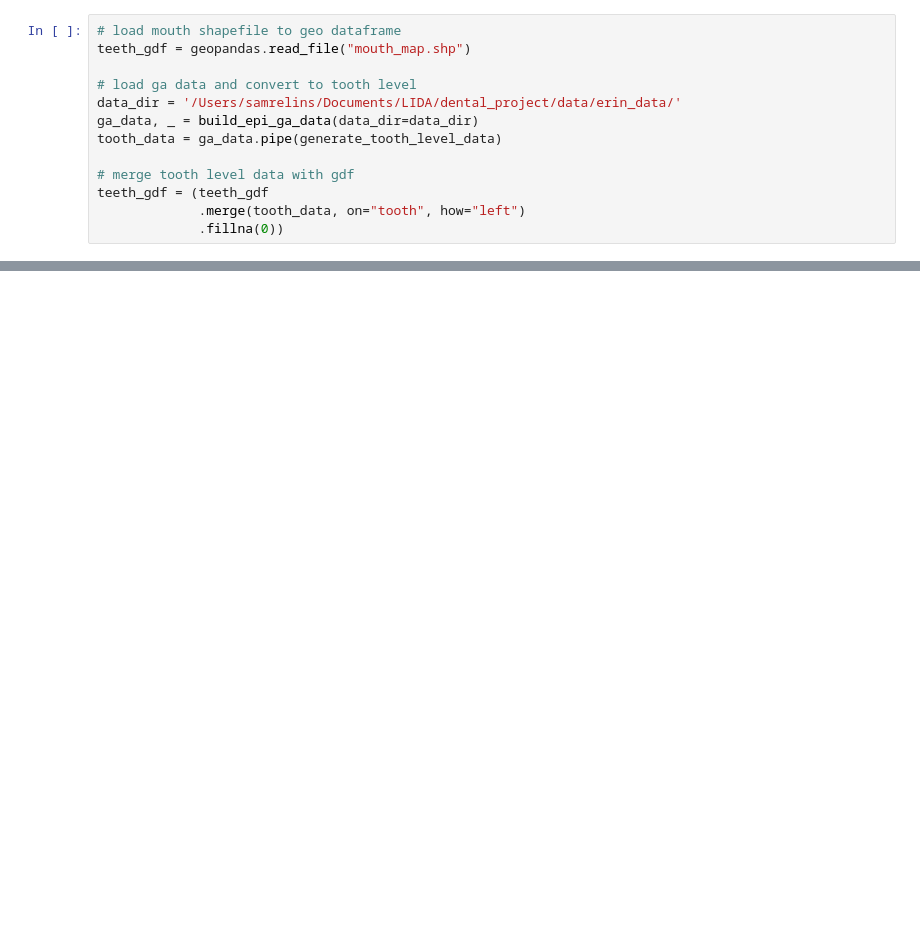
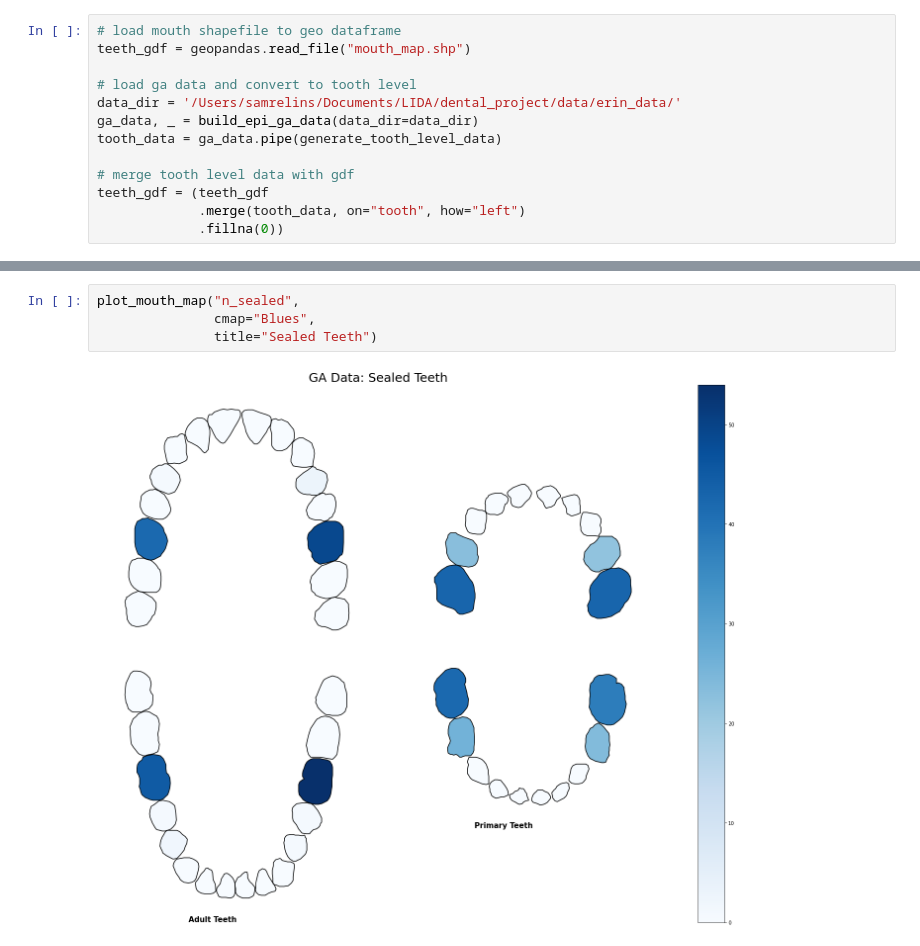
Before and after one commit to samrelins/bib_dental_proj, a Jupyter notebook: exploration/mouth_plot/mouth_plots.ipynb, the cells around one changed output, grey strips where cells are left out. Drawn from its saved outputs; the diff is of its cells as text; blank space fills up the shorter version.

```diff
--- a/exploration/mouth_plot/mouth_plots.ipynb
+++ b/exploration/mouth_plot/mouth_plots.ipynb
@@ -44,0 +63,6 @@ Text(0.65, 0.26, 'Primary Teeth')
+# %%
+plot_mouth_map("n_sealed",
+               cmap="Blues",
+               title="Sealed Teeth")
+# %% [output]
+[figure, added]
```
Also changed, not shown: parts of 8 cells of this notebook, 3 other files.
